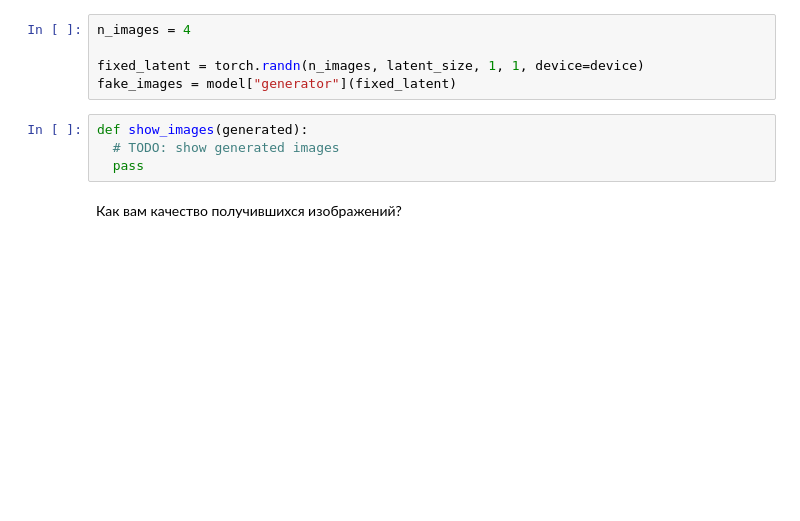
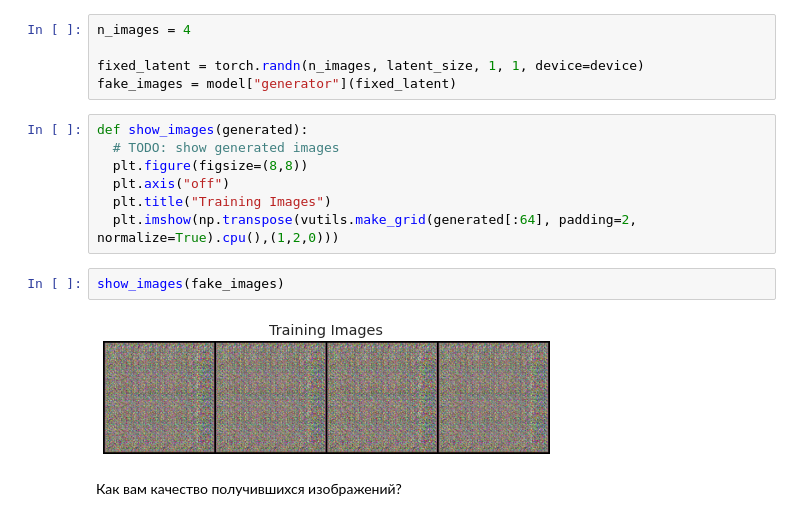
Before and after one commit to iptkachev/dls_part1, a Jupyter notebook: [hw]gan.ipynb, the cells around one changed output. Cells and saved outputs as stored; diff of their text form; blank space fills up the shorter version.

```diff
--- a/[hw]gan.ipynb
+++ b/[hw]gan.ipynb
@@ -98,10 +361,17 @@ n_images = 4
 
 fixed_latent = torch.randn(n_images, latent_size, 1, 1, device=device)
 fake_images = model["generator"](fixed_latent)
-# %%
-def show_images(generated):
-  # TODO: show generated images
-  pass
+# %%
+def show_images(generated):
+  # TODO: show generated images
+  plt.figure(figsize=(8,8))
+  plt.axis("off")
+  plt.title("Training Images")
+  plt.imshow(np.transpose(vutils.make_grid(generated[:64], padding=2, normalize=True).cpu(),(1,2,0)))
+# %%
+show_images(fake_images)
+# %% [output]
+[figure, added]
 # %% [markdown]
 Как вам качество получившихся изображений?
 # %% [markdown]
```
Also changed, not shown: parts of 19 cells of this notebook.
